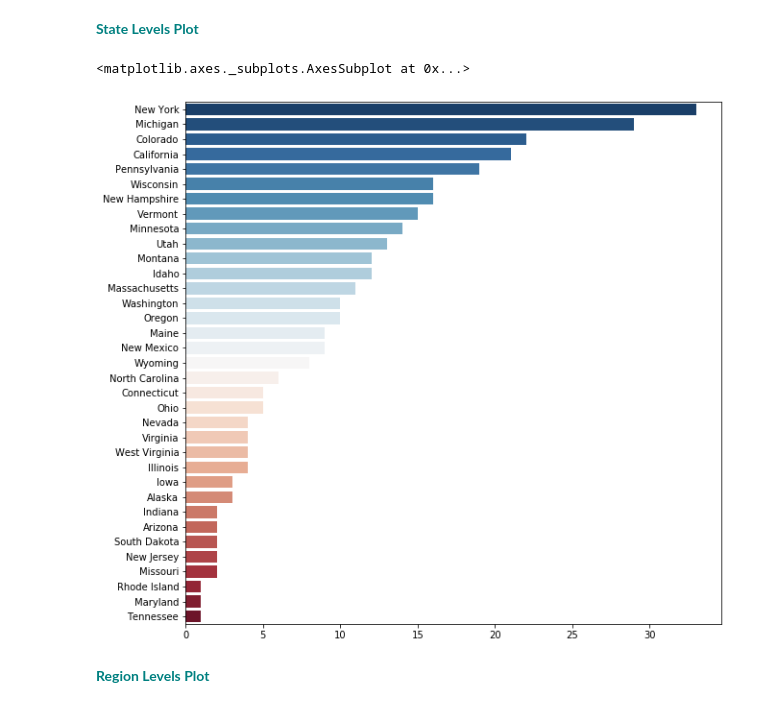
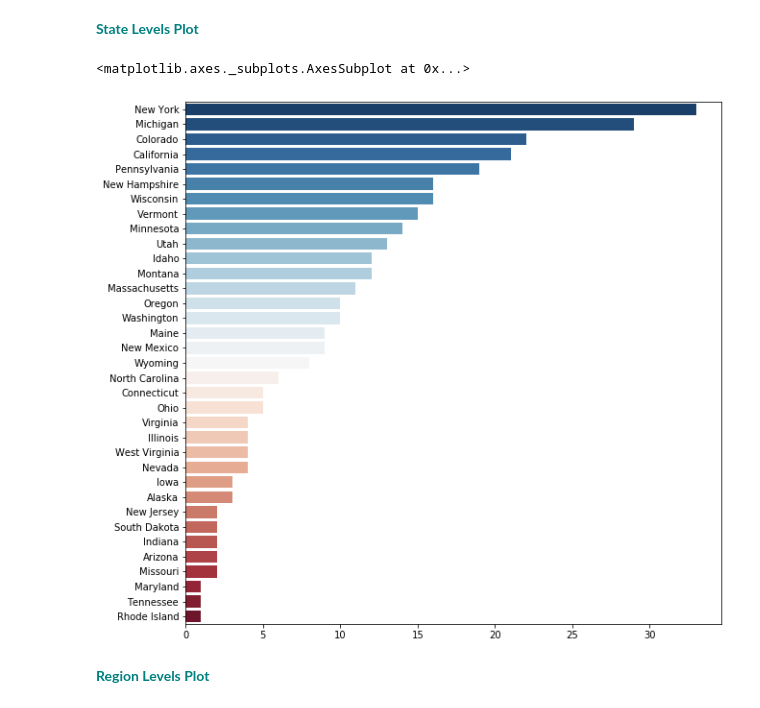
Before and after one commit to git-kris/GuidedCapstone, a Jupyter notebook: ExploratoryDataAnalysis/step3/Notebook_stepthree.ipynb, the cells around one changed output. Cells and saved outputs as stored; diff of their text form; code cells hidden in the pictures.

```diff
--- a/ExploratoryDataAnalysis/step3/Notebook_stepthree.ipynb
+++ b/ExploratoryDataAnalysis/step3/Notebook_stepthree.ipynb
@@ -112,26 +99,14 @@ Look for similarities in the features that may indicate that they are duplicates
 **<font color='teal'> Okay, now you should be getting a sense for what the data look like. Let's create a barplot for the categorical features `Region` and `state` where the heights of the bars are the counts of each level in that variable. </font>**
 # %% [markdown]
 **<font color='teal'>State Levels Plot</font>**
-# %%
-# Uncomment the following code to get your visualization started
-f, ax = plt.subplots(figsize=(10, 10))
-
-# In the following brackets, we want the value_counts() of the states
-#x = pd.DataFrame(updated_ski_data.state._ _ _)
-x = pd.DataFrame(updated_ski_data.state.value_counts())
-
-
-# Get the state names by calling list() on the x.index
-names = list(x.index)
-
-# Get the values by plugging x.state into the list() function
-values = list(x.state)
-
-# We're now going to call the barplot() method on our sns seaborn object.
-# If you don't have a searborn object yet, make sure you've imported seaborn as sns in your imports above.
-sns.barplot(x=values, y=names, palette="RdBu_r")
-# %% [output]
-<matplotlib.axes._subplots.AxesSubplot at 0x...>
-[figure, removed]
+# %%
+f, ax = plt.subplots(figsize=(10, 10))
+x = pd.DataFrame(df.state.value_counts())
+names = list(x.index)
+values = list(x.state)
+sns.barplot(x=values, y=names, palette="RdBu_r")
+# %% [output]
+<matplotlib.axes._subplots.AxesSubplot at 0x...>
+[figure, added]
 # %% [markdown]
 **<font color='teal'>Region Levels Plot</font>**
```
Also changed, not shown: parts of 29 cells of this notebook.
